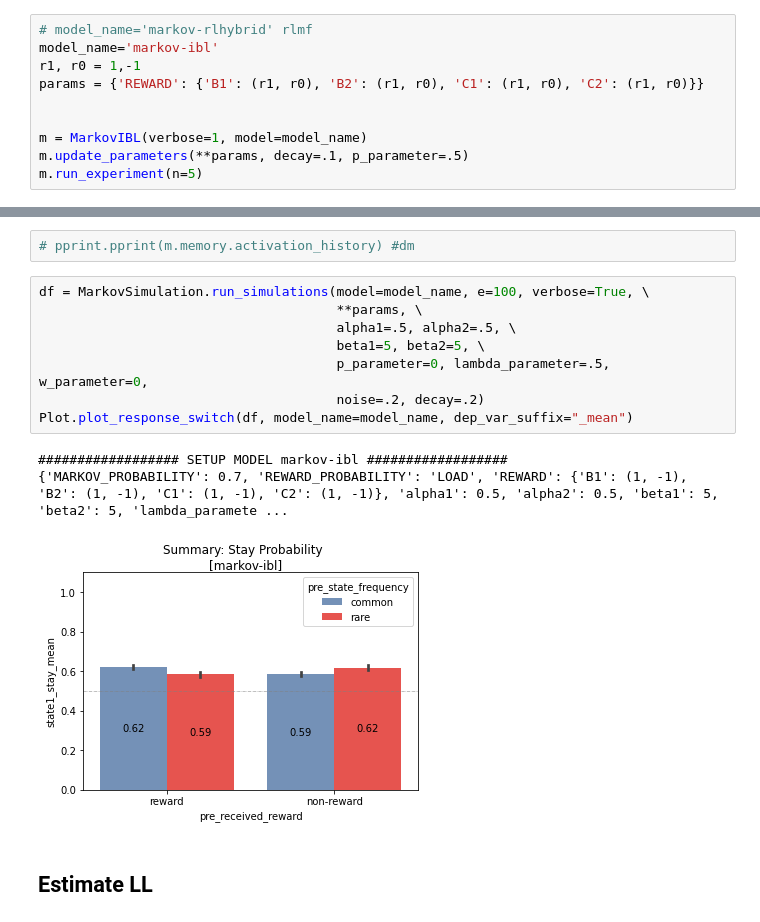
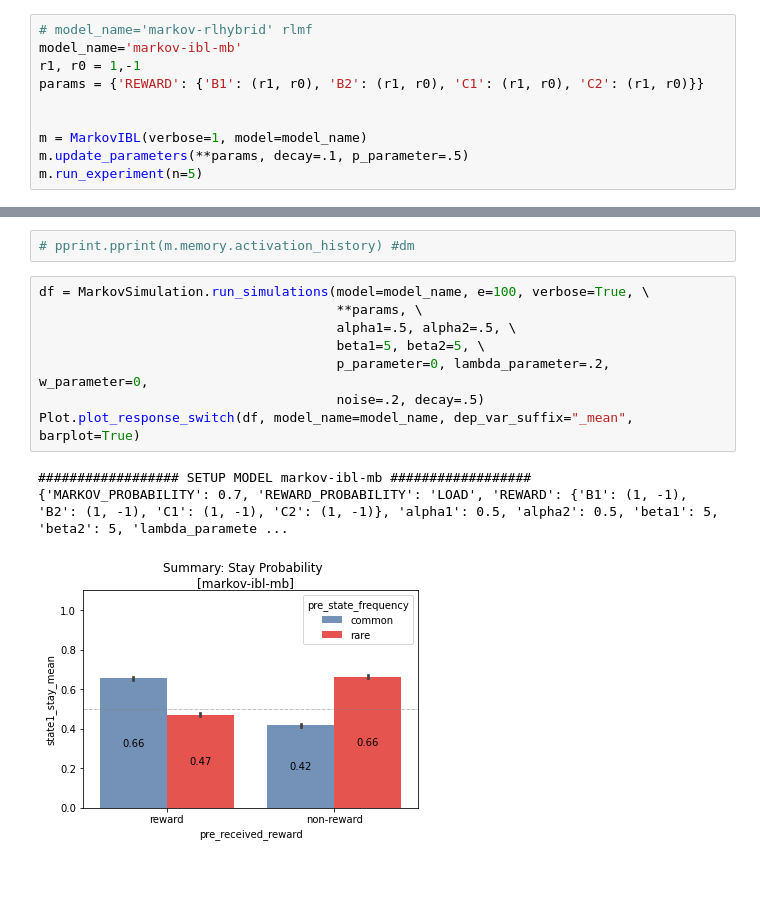
Before and after one commit to yangyuxue2333/ACTR-MarkovTask, a Jupyter notebook: analysis/test_pyactup.ipynb, the cells around one changed output, grey strips where cells are left out. Drawn from its saved outputs; the diff is of its cells as text; blank space fills up the shorter version.

Commit message:
major updates: - markov-ibl-mb - markov-ibl-hybrid

```diff
--- a/analysis/test_pyactup.ipynb
+++ b/analysis/test_pyactup.ipynb
@@ -24,7 +24,7 @@ ACT-R connection NOT established, but no exception detected or already handled.
 Could not start ACT-R connection.
 # %%
 # model_name='markov-rlhybrid' rlmf
-model_name='markov-ibl'
+model_name='markov-ibl-mb'
 r1, r0 = 1,-1
 params = {'REWARD': {'B1': (r1, r0), 'B2': (r1, r0), 'C1': (r1, r0), 'C2': (r1, r0)}}
 
@@ -47,14 +47,12 @@ m.run_experiment(n=5)
 # %%
 df = MarkovSimulation.run_simulations(model=model_name, e=100, verbose=True, \
                                       **params, \
                                       alpha1=.5, alpha2=.5, \
                                       beta1=5, beta2=5, \
-                                      p_parameter=0, lambda_parameter=.5, w_parameter=0,
-                                      noise=.2, decay=.2)
-Plot.plot_response_switch(df, model_name=model_name, dep_var_suffix="_mean")
+                                      p_parameter=0, lambda_parameter=.2, w_parameter=0,
+                                      noise=.2, decay=.5)
+Plot.plot_response_switch(df, model_name=model_name, dep_var_suffix="_mean", barplot=True)
 # %% [output]
-################## SETUP MODEL markov-ibl ##################
+################## SETUP MODEL markov-ibl-mb ##################
 {'MARKOV_PROBABILITY': 0.7, 'REWARD_PROBABILITY': 'LOAD', 'REWARD': {'B1': (1, -1), 'B2': (1, -1), 'C1': (1, -1), 'C2': (1, -1)}, 'alpha1': 0.5, 'alpha2': 0.5, 'beta1': 5, 'beta2': 5, 'lambda_paramete ...
-[figure, old version]
+[figure, new version]
-# %% [markdown]
-## Estimate LL
```
Also changed, not shown: parts of 5 cells of this notebook, 1 other file.
